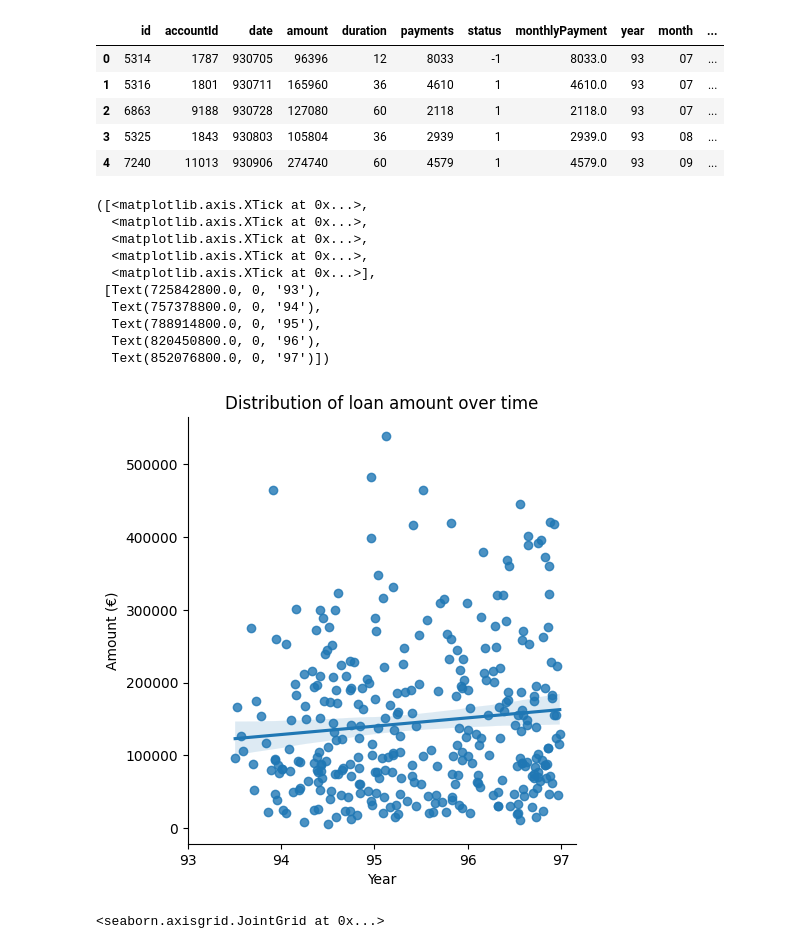
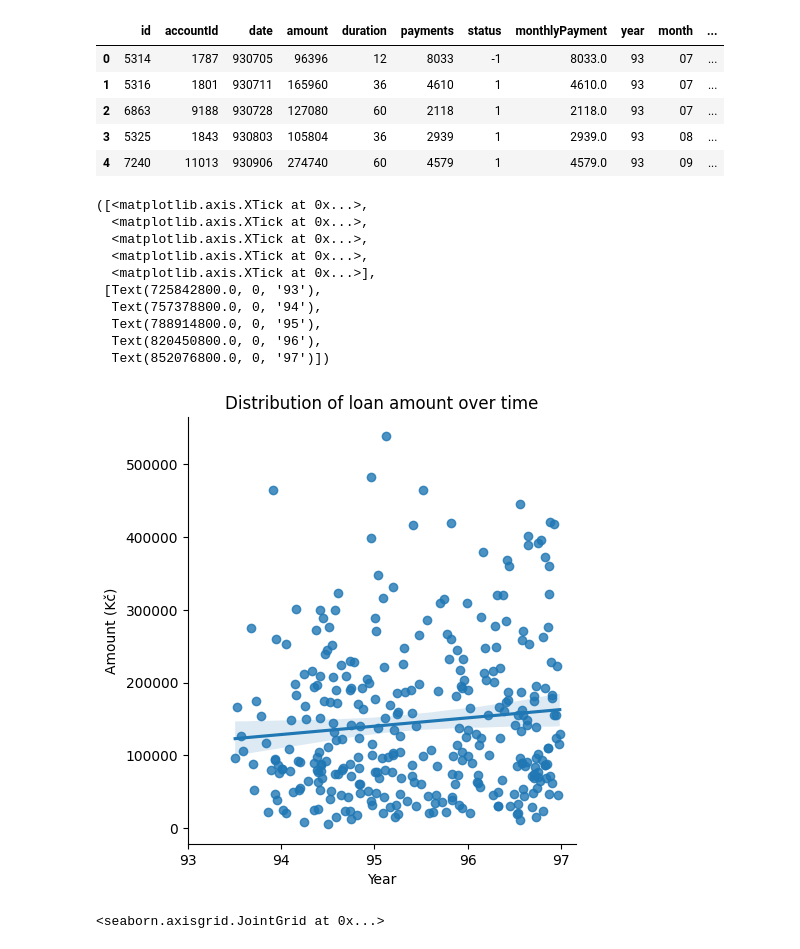
Before and after one commit to adr1an0s0ar3s/feup-ac-22-23, a Jupyter notebook: notebooks/loan.ipynb, the cells around one changed output. Cells and saved outputs as stored; diff of their text form; code cells hidden in the pictures.

```diff
--- a/notebooks/loan.ipynb
+++ b/notebooks/loan.ipynb
@@ -142,24 +143,24 @@ df.head()
 | 4 | 7240 | 11013 | 930906 | 274740 | 60 | 4579 | 1 | 4579.0 | 93 | 09 | ... |
 # %%
 sns.lmplot(data=df, x='timestamp', y='amount')
-plt.ylabel('Amount (€)')
+plt.ylabel('Amount (Kč)')
 plt.xlabel('Year')
 plt.title('Distribution of loan amount over time')
 
 years = [datetime.datetime(1993+i, 1, 1, 0, 0).timestamp() for i in range(0,5)]
 plt.xticks(ticks=years,labels=[93, 94, 95, 96, 97])
 # %% [output]
 ([<matplotlib.axis.XTick at 0x...>,
   <matplotlib.axis.XTick at 0x...>,
   <matplotlib.axis.XTick at 0x...>,
   <matplotlib.axis.XTick at 0x...>,
   <matplotlib.axis.XTick at 0x...>],
  [Text(725842800.0, 0, '93'),
   Text(757378800.0, 0, '94'),
   Text(788914800.0, 0, '95'),
   Text(820450800.0, 0, '96'),
   Text(852076800.0, 0, '97')])
-[figure, old version]
+[figure, new version]
 # %%
 sns.jointplot(data=df, x="timestamp", y="amount", hue="status", cmap=sns.color_palette("Set2"))
 # %% [output]
```
Also changed, not shown: parts of 2 cells of this notebook, 1 other file.
